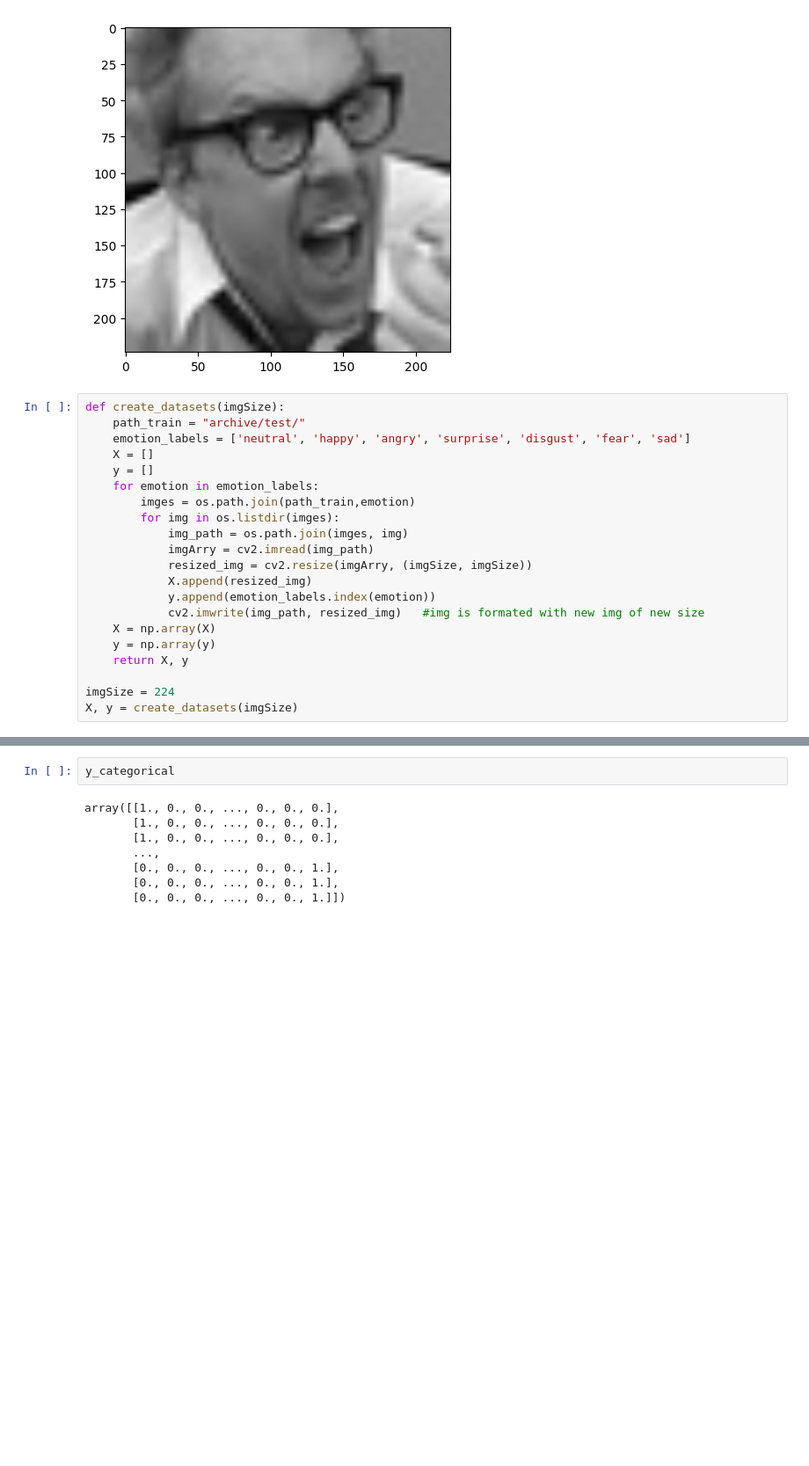
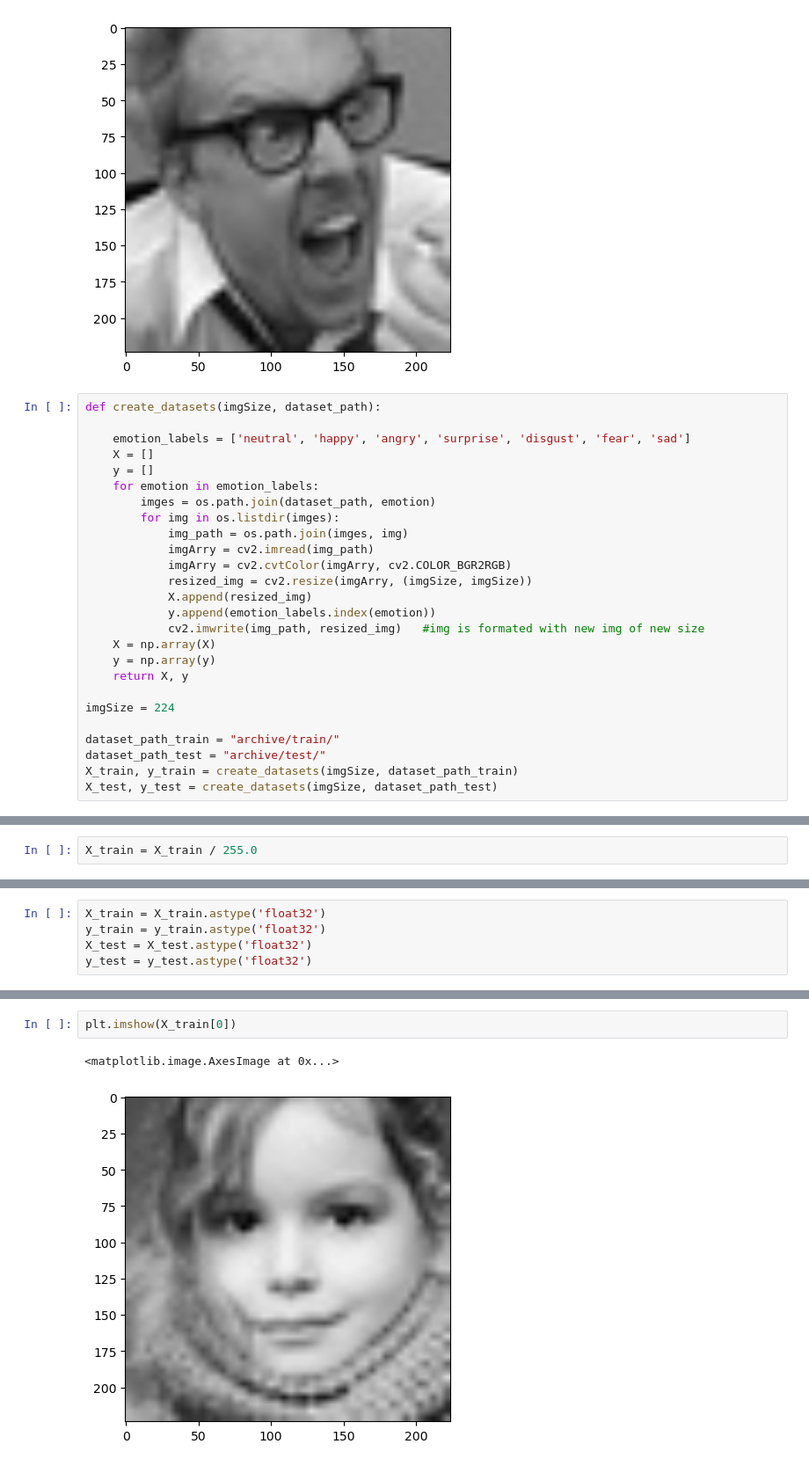
Before and after one commit to Kru301019/facial-emotion-recognition-using-deep-learning, a Jupyter notebook: dataPreprocessing.ipynb, the cells around one changed output, grey strips where cells are left out. Shown at 88% size. Cells and saved outputs as stored; diff of their text form; blank space fills up the shorter version.

```diff
--- a/dataPreprocessing.ipynb
+++ b/dataPreprocessing.ipynb
@@ -19,16 +19,17 @@ plt.imshow(imgArray)
 <matplotlib.image.AxesImage at 0x...>
 [figure]
 # %%
-def create_datasets(imgSize):
-    path_train = "archive/test/"
+def create_datasets(imgSize, dataset_path):
+
     emotion_labels = ['neutral', 'happy', 'angry', 'surprise', 'disgust', 'fear', 'sad']
     X = []
     y = []
     for emotion in emotion_labels:
-        imges = os.path.join(path_train,emotion)
+        imges = os.path.join(dataset_path, emotion)
         for img in os.listdir(imges):
             img_path = os.path.join(imges, img)
             imgArry = cv2.imread(img_path)
+            imgArry = cv2.cvtColor(imgArry, cv2.COLOR_BGR2RGB)
             resized_img = cv2.resize(imgArry, (imgSize, imgSize))
             X.append(resized_img)
             y.append(emotion_labels.index(emotion))
@@ -38,4 +39,8 @@ def create_datasets(imgSize):
     return X, y
 
 imgSize = 224
-X, y = create_datasets(imgSize)
+
+dataset_path_train = "archive/train/"
+dataset_path_test = "archive/test/"
+X_train, y_train = create_datasets(imgSize, dataset_path_train)
+X_test, y_test = create_datasets(imgSize, dataset_path_test)
@@ -48,0 +47,2 @@ for i in range(0, X.shape[0], chunkSize):
+# %%
+X_train = X_train / 255.0
@@ -60,0 +63,5 @@ y_categorical.shape
+# %%
+X_train = X_train.astype('float32')
+y_train = y_train.astype('float32')
+X_test = X_test.astype('float32')
+y_test = y_test.astype('float32')
@@ -67,12 +78,7 @@ joblib.dump((X, y_categorical), 'emotion_recognition_data_test.pkl')
 # %% [output]
 ['emotion_recognition_data_test.pkl']
-# %%
-y_categorical
-# %% [output]
-array([[1., 0., 0., ..., 0., 0., 0.],
-       [1., 0., 0., ..., 0., 0., 0.],
-       [1., 0., 0., ..., 0., 0., 0.],
-       ...,
-       [0., 0., 0., ..., 0., 0., 1.],
-       [0., 0., 0., ..., 0., 0., 1.],
-       [0., 0., 0., ..., 0., 0., 1.]])
+# %%
+plt.imshow(X_train[0])
+# %% [output]
+<matplotlib.image.AxesImage at 0x...>
+[figure, added]
```
Also changed, not shown: parts of 8 cells of this notebook, 1 other file.
